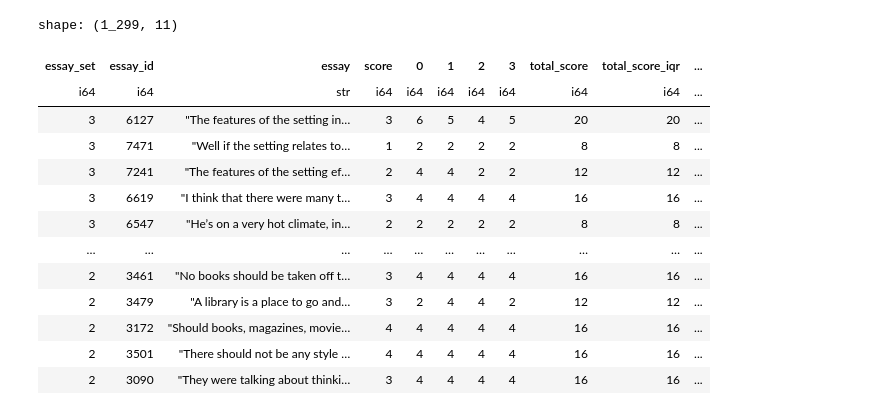
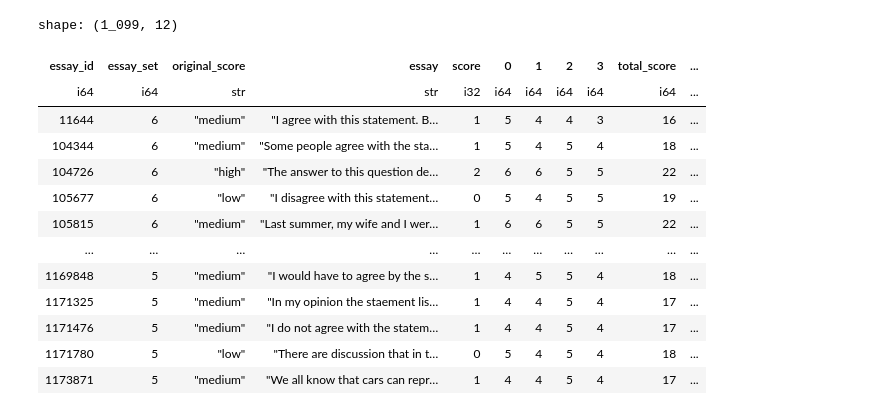
Before and after one commit to takumi0shibata/multi-trait-specification, a Jupyter notebook: mts.ipynb, the cells around one changed output. Saved outputs shown, nothing was run; the diff lists cells and outputs as text; code cells hidden in the pictures.

```diff
--- a/mts.ipynb
+++ b/mts.ipynb
@@ -127,3 +0,0 @@ def get_score_range(dataset_name, prompt_id):
-# %%
-with open ('outputs/multi-trait-decomposition/asap_rubrics_gpt-4o-mini.json') as f:
-    all_scoring_criteria = json.load(f)
@@ -164,0 +13,14 @@ outputs
+# %%
+# DATASET = 'ASAP'
+DATASET = 'TOEFL11'
+
+# MODEL = "meta-llama/Llama-2-7b-chat-hf"
+MODEL = "meta-llama/Llama-3.1-8B-Instruct"
+# MODEL = "meta-llama/Llama-3.2-3B-Instruct"
+# MODEL = "mistralai/Mistral-7B-Instruct-v0.2"
+
+if DATASET == 'ASAP':
+    df = load_asap_dataset('datasets/ASAP')
+elif DATASET == 'TOEFL11':
+    df = load_toefl_dataset('datasets/TOEFL11')
+df
@@ -165,5 +42,5 @@ outputs
 # %%
 import polars as pl
-results = pl.read_csv("outputs/trait_scores_llama3_3B.csv")
+results = pl.read_csv(f"outputs/mts/{DATASET}_{MODEL.split('/')[1]}.csv")
 results[['0', '1', '2', '3']]
 # %% [output]
@@ -293,46 +170,30 @@ shape: (9, 11)
 # %%
-def get_score_range(dataset_name, prompt_id):
-    """ASAPデータセットのスコア範囲を取得."""
-    score_ranges = {
-        "ASAP": {
-            1: (2, 12),
-            2: (1, 6),
-            3: (0, 3),
-            4: (0, 3),
-            5: (0, 4),
-            6: (0, 4),
-            7: (0, 30),
-            8: (0, 60),
-        }
-    }
-    return score_ranges[dataset_name][prompt_id]
-
 # essay_setごとにスコアを正規化（min-max変換）
 normalized = clipped.group_by('essay_set').map_groups(lambda group:
     group.with_columns([
         pl.col('total_score_iqr').map_elements(
             lambda x: int(
-                (x - group['total_score_iqr'].min()) * (get_score_range("ASAP", group['essay_set'][0])[1] - get_score_range("ASAP", group['essay_set'][0])[0]) / (group['total_score_iqr'].max() - group['total_score_iqr'].min()) + get_score_range("ASAP", group['essay_set'][0])[0]
-            )
+                (x - group['total_score_iqr'].min()) * (get_score_range(DATASET, group['essay_set'][0])[1] - get_score_range(DATASET, group['essay_set'][0])[0]) / (group['total_score_iqr'].max() - group['total_score_iqr'].min()) + get_score_range(DATASET, group['essay_set'][0])[0]
+            ), return_dtype=pl.Int64
         ).alias('normalized_score')
     ])
 )
 normalized
 # %% [output]
-shape: (1_299, 11)
+shape: (1_099, 12)
-| essay_set | essay_id | essay | score | 0 | 1 | 2 | 3 | total_score | total_score_iqr | ... |
-| i64 | i64 | str | i64 | i64 | i64 | i64 | i64 | i64 | i64 | ... |
-| 3 | 6127 | "The features of the setting in… | 3 | 6 | 5 | 4 | 5 | 20 | 20 | ... |
-| 3 | 7471 | "Well if the setting relates to… | 1 | 2 | 2 | 2 | 2 | 8 | 8 | ... |
-| 3 | 7241 | "The features of the setting ef… | 2 | 4 | 4 | 2 | 2 | 12 | 12 | ... |
-| 3 | 6619 | "I think that there were many t… | 3 | 4 | 4 | 4 | 4 | 16 | 16 | ... |
-| 3 | 6547 | "He’s on a very hot climate, in… | 2 | 2 | 2 | 2 | 2 | 8 | 8 | ... |
+| essay_id | essay_set | original_score | essay | score | 0 | 1 | 2 | 3 | total_score | ... |
+| i64 | i64 | str | str | i32 | i64 | i64 | i64 | i64 | i64 | ... |
+| 11644 | 6 | "medium" | "I agree with this statement. B… | 1 | 5 | 4 | 4 | 3 | 16 | ... |
+| 104344 | 6 | "medium" | "Some people agree with the sta… | 1 | 5 | 4 | 5 | 4 | 18 | ... |
+| 104726 | 6 | "high" | "The answer to this question de… | 2 | 6 | 6 | 5 | 5 | 22 | ... |
+| 105677 | 6 | "low" | "I disagree with this statement… | 0 | 5 | 4 | 5 | 5 | 19 | ... |
+| 105815 | 6 | "medium" | "Last summer, my wife and I wer… | 1 | 6 | 6 | 5 | 5 | 22 | ... |
 | … | … | … | … | … | … | … | … | … | … | ... |
-| 2 | 3461 | "No books should be taken off t… | 3 | 4 | 4 | 4 | 4 | 16 | 16 | ... |
-| 2 | 3479 | "A library is a place to go and… | 3 | 2 | 4 | 4 | 2 | 12 | 12 | ... |
-| 2 | 3172 | "Should books, magazines, movie… | 4 | 4 | 4 | 4 | 4 | 16 | 16 | ... |
-| 2 | 3501 | "There should not be any style … | 4 | 4 | 4 | 4 | 4 | 16 | 16 | ... |
-| 2 | 3090 | "They were talking about thinki… | 3 | 4 | 4 | 4 | 4 | 16 | 16 | ... |
+| 1169848 | 5 | "medium" | "I would have to agree by the s… | 1 | 4 | 5 | 5 | 4 | 18 | ... |
+| 1171325 | 5 | "medium" | "In my opinion the staement lis… | 1 | 4 | 4 | 5 | 4 | 17 | ... |
+| 1171476 | 5 | "medium" | "I do not agree with the statem… | 1 | 4 | 4 | 5 | 4 | 17 | ... |
+| 1171780 | 5 | "low" | "There are discussion that in t… | 0 | 5 | 4 | 5 | 4 | 18 | ... |
+| 1173871 | 5 | "medium" | "We all know that cars can repr… | 1 | 4 | 4 | 5 | 4 | 17 | ... |
 # %%
 from scipy.stats import spearmanr
 # essay_setごとにQWKとスピアマンの順位相関係数を計算
```
Also changed, not shown: parts of 16 cells of this notebook, 10 other files.
